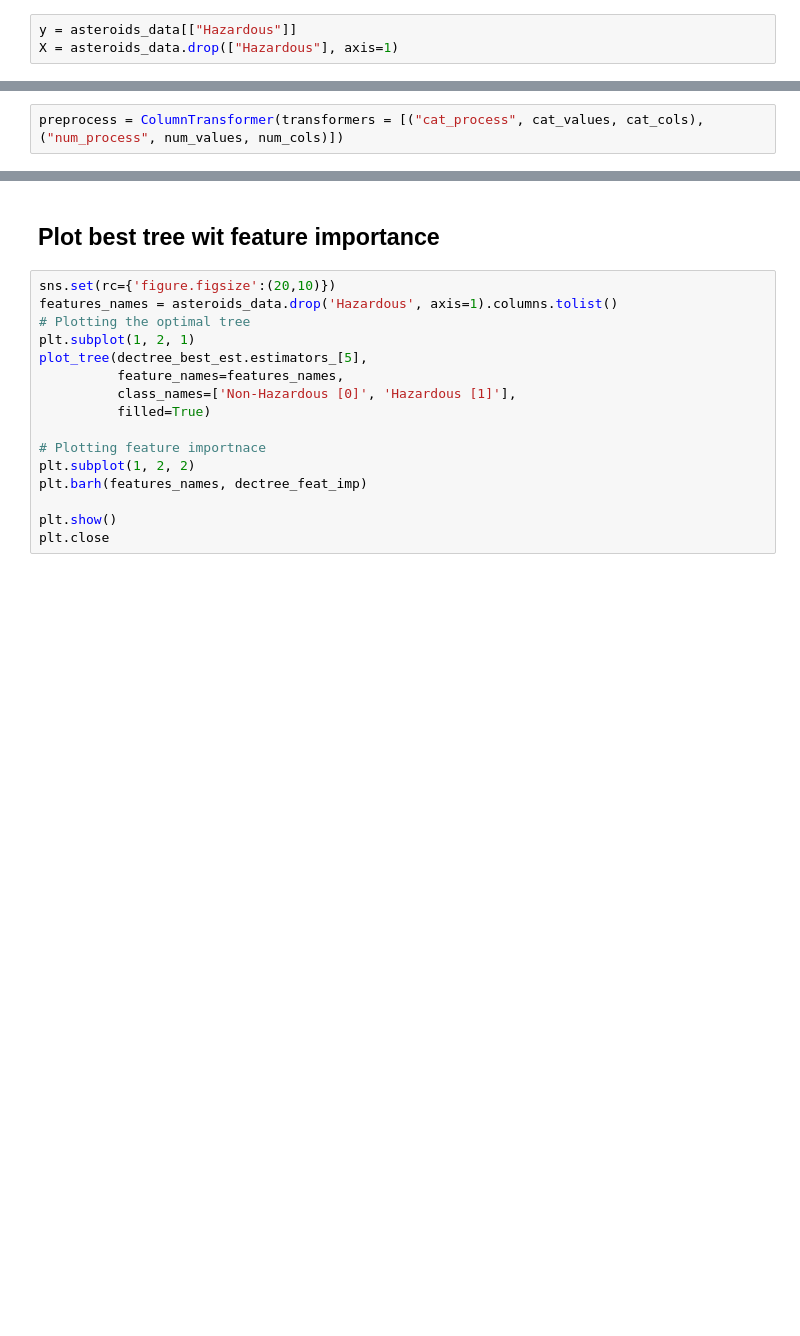
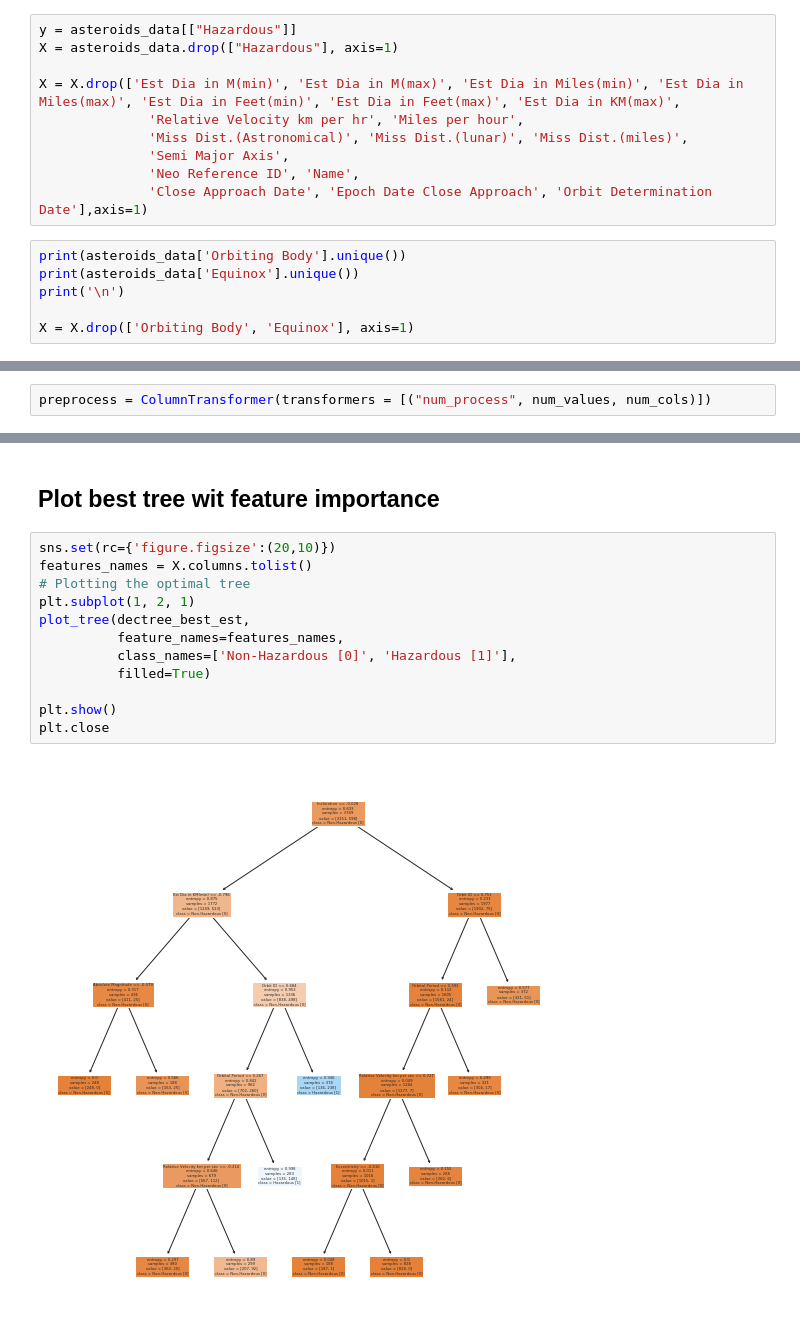
Before and after one commit to ChrisRPL/AsteroidsClassificationNASA, a Jupyter notebook: asteroids_classification.ipynb, the cells around one changed output, grey strips where cells are left out. Saved outputs shown, nothing was run; the diff lists cells and outputs as text; blank space fills up the shorter version.

```diff
--- a/asteroids_classification.ipynb
+++ b/asteroids_classification.ipynb
@@ -111,3 +111,16 @@ plt.close()
 # %%
 y = asteroids_data[["Hazardous"]]
 X = asteroids_data.drop(["Hazardous"], axis=1)
+
+X = X.drop(['Est Dia in M(min)', 'Est Dia in M(max)', 'Est Dia in Miles(min)', 'Est Dia in Miles(max)', 'Est Dia in Feet(min)', 'Est Dia in Feet(max)', 'Est Dia in KM(max)',
+              'Relative Velocity km per hr', 'Miles per hour',
+              'Miss Dist.(Astronomical)', 'Miss Dist.(lunar)', 'Miss Dist.(miles)',
+              'Semi Major Axis',
+              'Neo Reference ID', 'Name',
+              'Close Approach Date', 'Epoch Date Close Approach', 'Orbit Determination Date'],axis=1)
+# %%
+print(asteroids_data['Orbiting Body'].unique())
+print(asteroids_data['Equinox'].unique())
+print('\n')
+
+X = X.drop(['Orbiting Body', 'Equinox'], axis=1)
@@ -129,5 +141,5 @@ cat_cols = X.drop(asteroids_data.select_dtypes('number').columns, axis=1).drop(X
 # %%
-preprocess = ColumnTransformer(transformers = [("cat_process", cat_values, cat_cols), ("num_process", num_values, num_cols)])
+preprocess = ColumnTransformer(transformers = [("num_process", num_values, num_cols)])
 # %%
 X_train, X_test, y_train, y_test = train_test_split(X,y, random_state=1, test_size=.2)
 # %% [markdown]
@@ -207,17 +251,15 @@ print('Testing Accuracy {}'.format(dectree_holdout_score))
 ## Plot best tree wit feature importance
 # %%
 sns.set(rc={'figure.figsize':(20,10)})
-features_names = asteroids_data.drop('Hazardous', axis=1).columns.tolist()
+features_names = X.columns.tolist()
 # Plotting the optimal tree
 plt.subplot(1, 2, 1)
-plot_tree(dectree_best_est.estimators_[5],
+plot_tree(dectree_best_est,
           feature_names=features_names,
           class_names=['Non-Hazardous [0]', 'Hazardous [1]'],
           filled=True)
 
-# Plotting feature importnace
-plt.subplot(1, 2, 2)
-plt.barh(features_names, dectree_feat_imp)
-
 plt.show()
 plt.close
+# %% [output]
+[figure, added]
```
Also changed, not shown: parts of 7 cells of this notebook, 1 other file.
